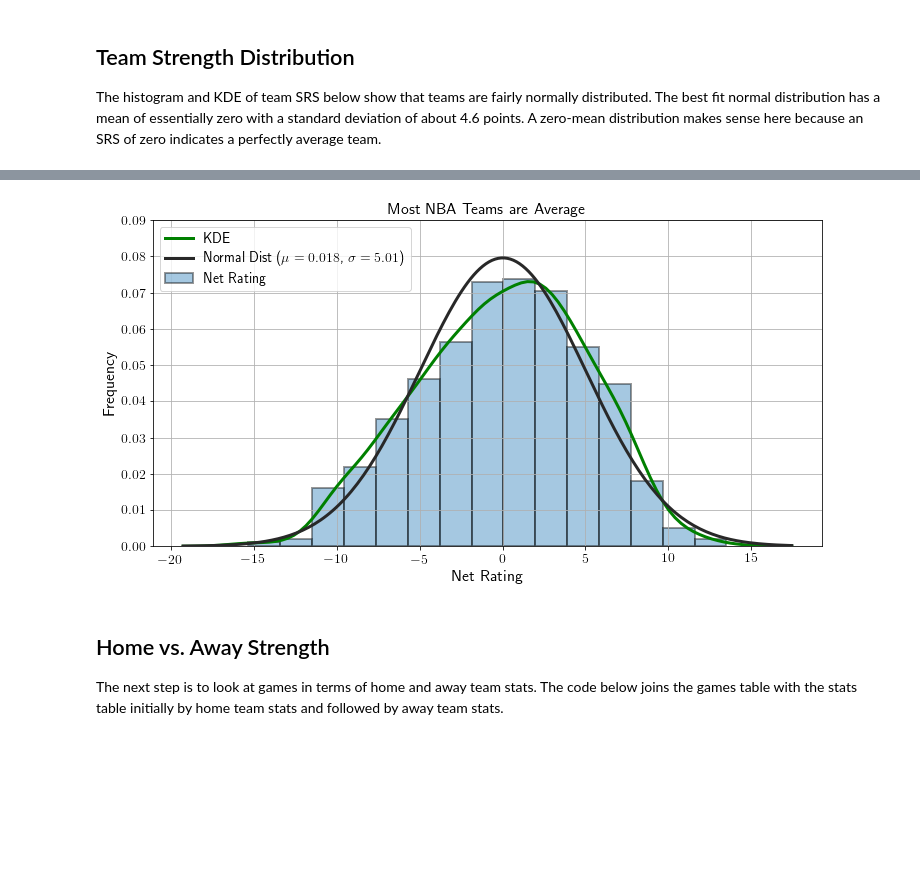
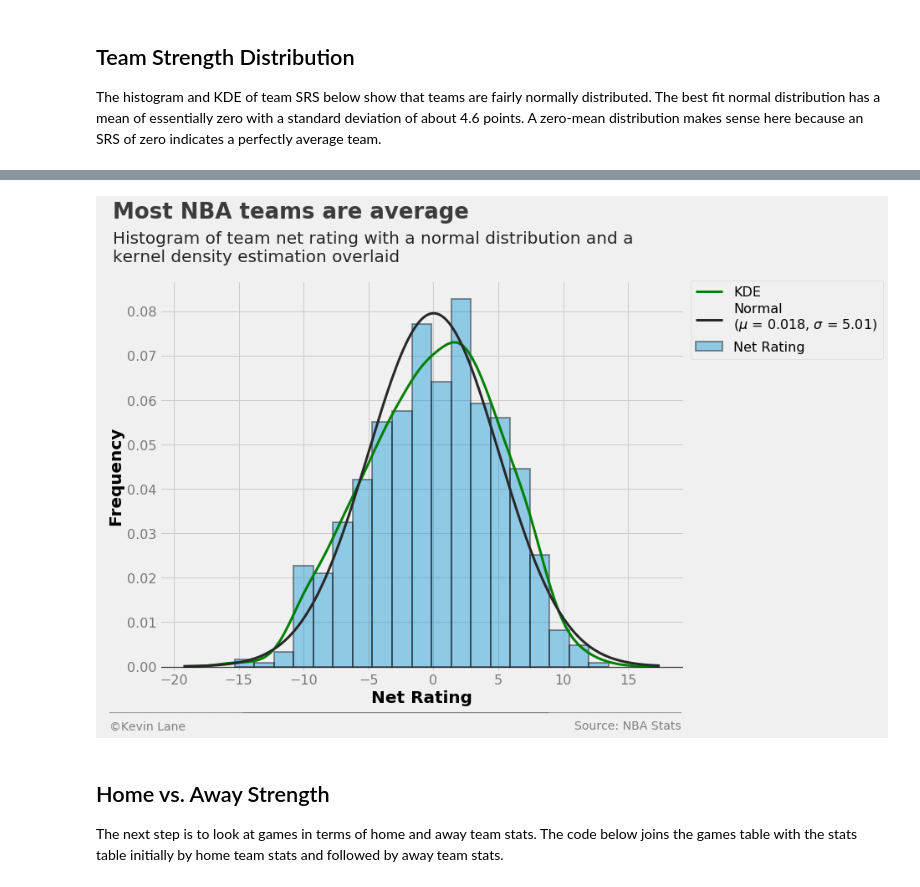
Before and after one commit to cedev935/databall-betting, a Jupyter notebook: notebooks/data-exploration.ipynb, the cells around one changed output, grey strips where cells are left out. Drawn from its saved outputs; the diff is of its cells as text; code cells hidden in the pictures; blank space fills up the shorter version.

```diff
--- a/notebooks/data-exploration.ipynb
+++ b/notebooks/data-exploration.ipynb
@@ -30,10 +29,0 @@ The code below simply customizes font sizes for all the plots that follow.
-# %%
-plt.rc('font', size=14)        # controls default text sizes
-plt.rc('axes', titlesize=16)   # fontsize of the axes title
-plt.rc('axes', labelsize=16)   # fontsize of the x and y labels
-plt.rc('xtick', labelsize=14)  # fontsize of the tick labels
-plt.rc('ytick', labelsize=14)  # fontsize of the tick labels
-plt.rc('legend', fontsize=14)  # legend fontsize
-
-from matplotlib import rc
-plt.rc('text', usetex=True)
@@ -45,3 +32,5 @@ def print_df(df):
+# %%
+plt.style.use('fivethirtyeight')
 # %% [markdown]
 We then need to connect to the database generated during the [data wrangling](data-wrangling.md) process.
 # %%
@@ -315,21 +317,23 @@ plt.show()
 # %%
 net_rtg = season_stats['TEAM_NET_RTG']
 (mu, sigma) = norm.fit(net_rtg)
 
-plt.figure(figsize=(12, 6))
-ax = sns.distplot(net_rtg, bins=15, fit=norm, kde=True, kde_kws={'label': 'KDE', 'color': 'green', 'linewidth': 3},
-                  hist_kws={'label': 'Net Rating', 'edgecolor': 'k', 'linewidth': 2},
-                  fit_kws={'label': 'Normal Dist ($\mu={0:.2g}$, $\sigma={1:.2f}$)'.format(mu, sigma),
-                           'linewidth': 3})
-ax.legend()
-plt.xlabel('Net Rating')
-plt.ylabel('Frequency')
-plt.title('Most NBA Teams are Average')
-plt.ylim(0, 0.09)
-plt.grid()
+fig = plt.figure(figsize=(10, 8))
+sns.distplot(net_rtg, fit=norm, kde=True, kde_kws={'label': 'KDE', 'color': 'green', 'linewidth': 3},
+             hist_kws={'label': 'Net Rating', 'edgecolor': 'k', 'linewidth': 2},
+             fit_kws={'label': 'Normal\n($\mu$ = {0:.2g}, $\sigma$ = {1:.2f})'
+                      .format(mu, sigma), 'linewidth': 3})
+
+plt.ylim(-0.001)
+plt.legend(fontsize=16, bbox_to_anchor=(1.38, 1), borderaxespad=0)
+title = 'Most NBA teams are average'
+subtitle = '''Histogram of team net rating with a normal distribution and a
+kernel density estimation overlaid'''
+format_538(fig, 'NBA Stats', xlabel='Net Rating', ylabel='Frequency', title=title,
+           subtitle=subtitle, xoff=(-0.11, 1.01), toff=(-0.09, 1.16), soff=(-0.09, 1.05))
 plt.show()
 # %% [output]
-[figure, old version]
+[figure, new version]
 # %% [markdown]
 ## Home vs. Away Strength
 
```
Also changed, not shown: parts of 41 cells of this notebook.
